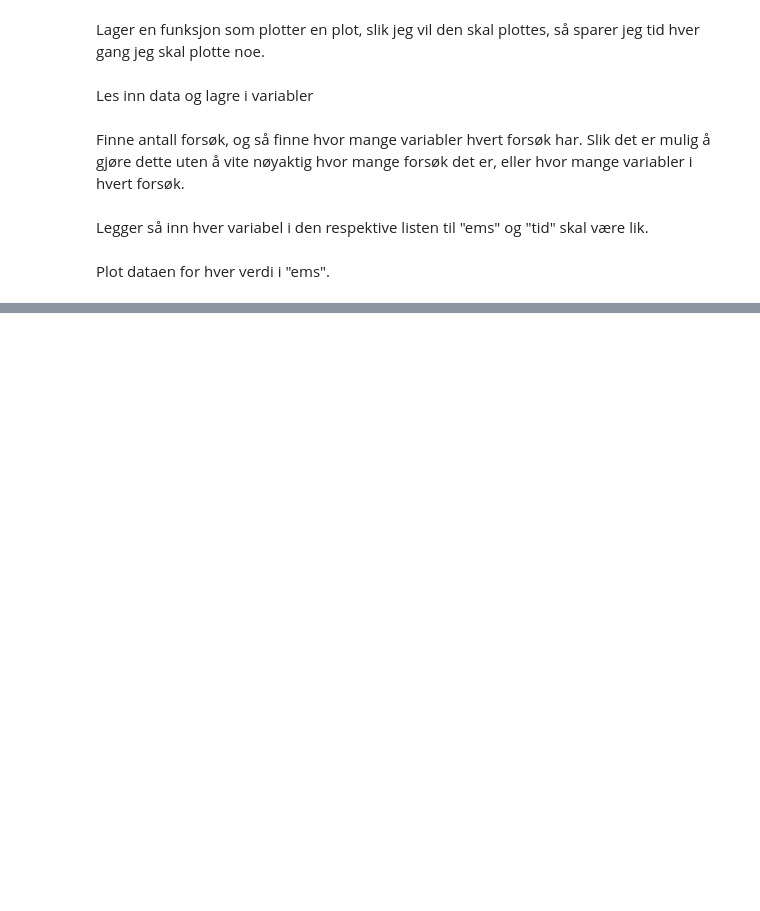
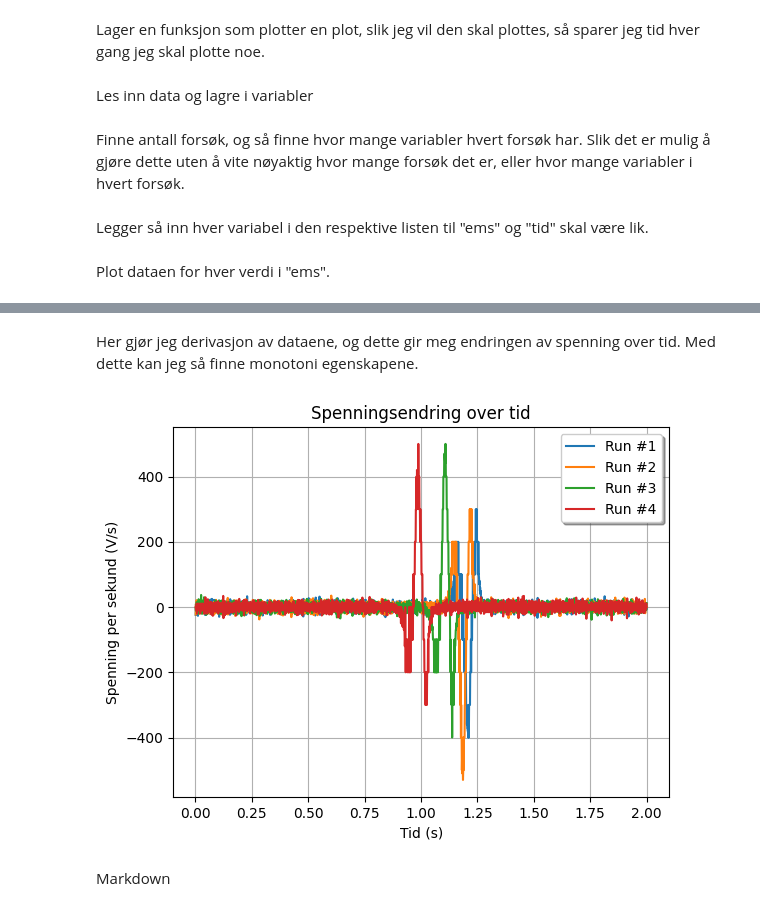
Before and after one commit to TheOriginalCER06/R1-Kodeprosjekt, a Jupyter notebook: main.ipynb, the cells around one changed output, grey strips where cells are left out. Drawn from its saved outputs; the diff is of its cells as text; code cells hidden in the pictures; blank space fills up the shorter version.

```diff
--- a/main.ipynb
+++ b/main.ipynb
@@ -86,0 +79,17 @@ for i in range(len(ems[0])):
+# %% [markdown]
+Her gjør jeg derivasjon av dataene, og dette gir meg endringen av spenning over tid. Med dette kan jeg så finne monotoni egenskapene.
+# %%
+#Derivasjon av dataen
+deriverte = []
+for i in range(len(ems)):
+    deriverte.append([])
+    for j in range(len(ems[i])-1):
+        deriverte[i].append((ems[i][j+1] - ems[i][j])/(tid[j+1]-tid[j]))
+
+for i in range(len(deriverte)):
+    plt.plot(tid[1:], deriverte[i], label=lables[i])
+do_plot("Tid (s)", "Spenning per sekund (V/s)", "Spenningsendring over tid")
+# %% [output]
+[figure, added]
+# %% [markdown]
+Markdown
```
Also changed, not shown: parts of 5 cells of this notebook.
